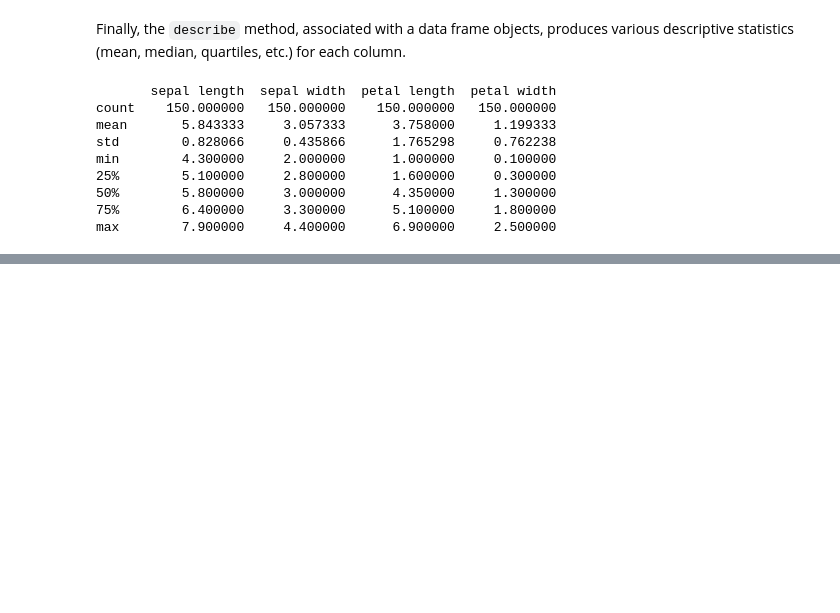
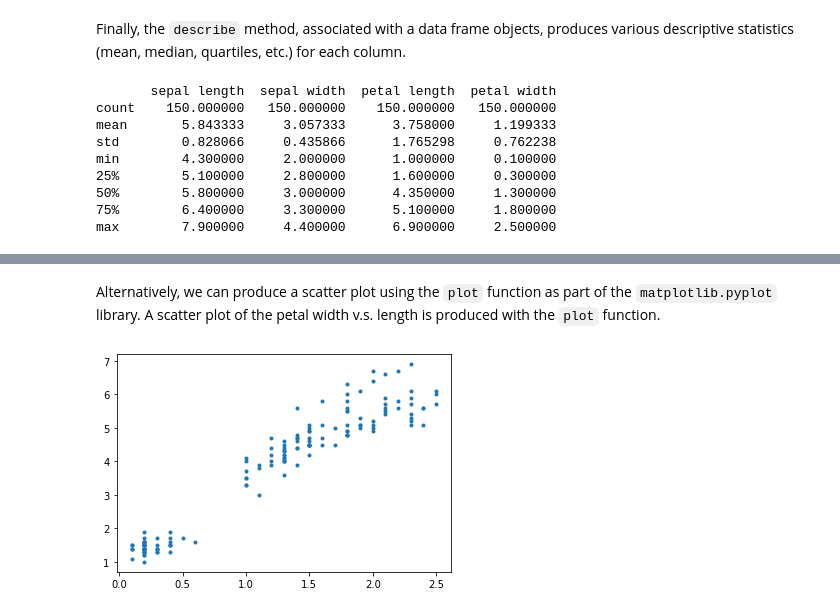
Before and after one commit to sathayas/GuideIDSExamples, a Jupyter notebook: Chapter4-DataUnderstanding.ipynb, the cells around one changed output, grey strips where cells are left out. Saved outputs shown, nothing was run; the diff lists cells and outputs as text; code cells hidden in the pictures; blank space fills up the shorter version.

```diff
--- a/Chapter4-DataUnderstanding.ipynb
+++ b/Chapter4-DataUnderstanding.ipynb
@@ -86,0 +100,8 @@ max        7.900000     4.400000      6.900000     2.500000
+# %% [markdown]
+Alternatively, we can produce a scatter plot using the `plot` function as part of the `matplotlib.pyplot` library. A scatter plot of the petal width v.s. length is produced with the `plot` function.
+# %%
+# plotting petal width vs length (as a function)
+plt.plot(X['petal width'], X['petal length'],'.')
+plt.show()
+# %% [output]
+[figure, added]
```
Also changed, not shown: parts of 6 cells of this notebook.
